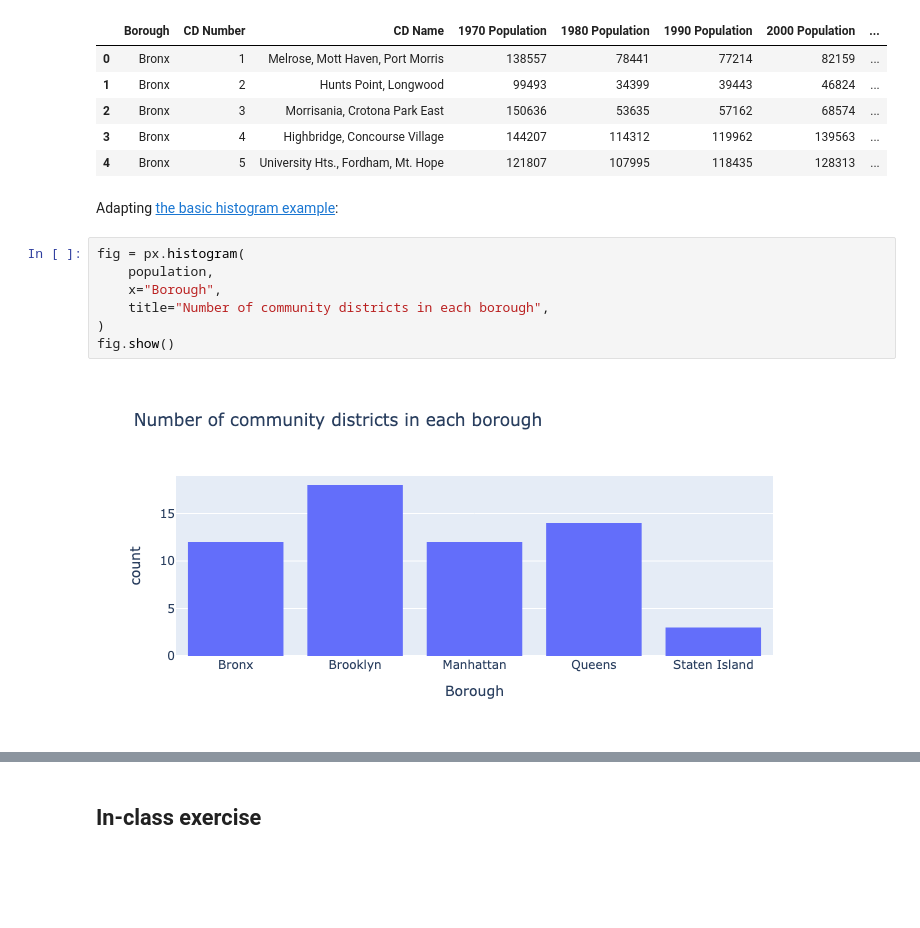
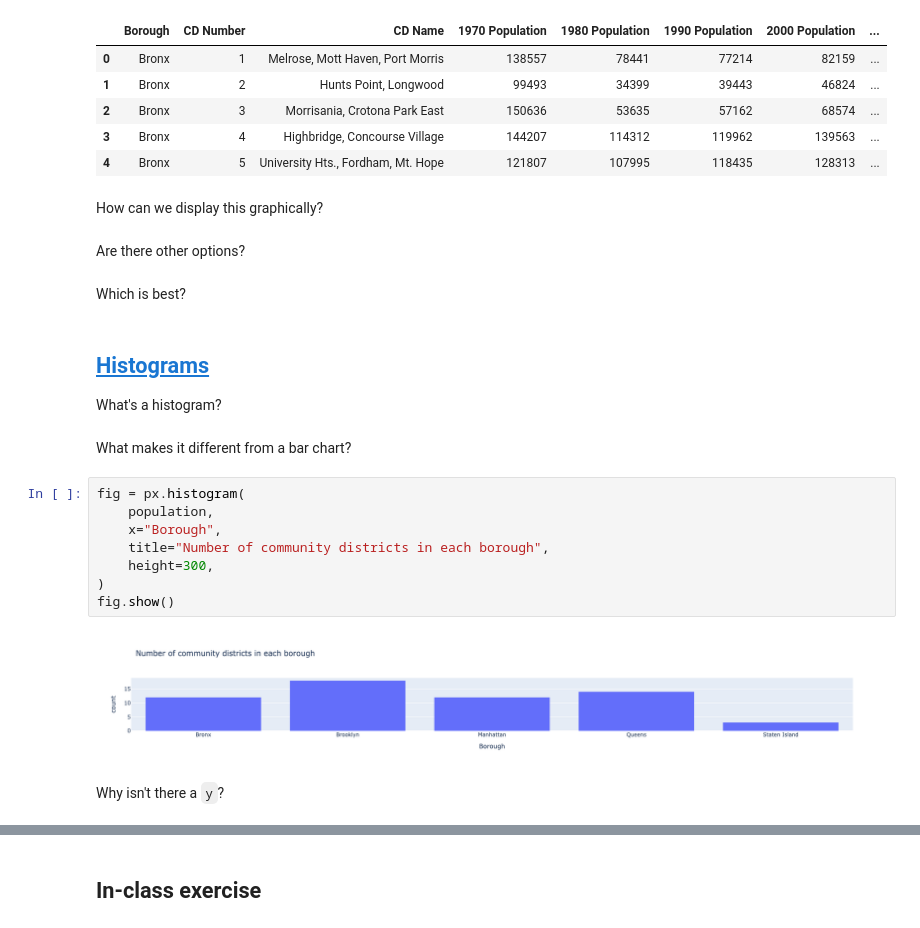
Before and after one commit to afeld/computing-in-context, a Jupyter notebook: lecture_20.ipynb, the cells around one changed output, grey strips where cells are left out. Drawn from its saved outputs; the diff is of its cells as text; blank space fills up the shorter version.

```diff
--- a/lecture_20.ipynb
+++ b/lecture_20.ipynb
@@ -29,17 +27,30 @@ population.head()
 | 2 | Bronx | 3 | Morrisania, Crotona Park East | 150636 | 53635 | 57162 | 68574 | ... |
 | 3 | Bronx | 4 | Highbridge, Concourse Village | 144207 | 114312 | 119962 | 139563 | ... |
 | 4 | Bronx | 5 | University Hts., Fordham, Mt. Hope | 121807 | 107995 | 118435 | 128313 | ... |
+# %% [markdown]
+How can we display this graphically?
+# %% [markdown]
+Are there other options?
+# %% [markdown]
+Which is best?
 # %% [markdown]
-Adapting [the basic histogram example](https://plotly.com/python/histograms/):
+## [Histograms](https://plotly.com/python/histograms/)
+
+What's a histogram?
+# %% [markdown]
+What makes it different from a bar chart?
 # %%
 fig = px.histogram(
     population,
     x="Borough",
     title="Number of community districts in each borough",
+    height=300,
 )
 fig.show()
 # %% [output]
-[figure, old version]
+[figure, new version]
+# %% [markdown]
+Why isn't there a `y`?
 # %%
 fig = px.histogram(
     population,
```
Also changed, not shown: parts of 11 cells of this notebook.
